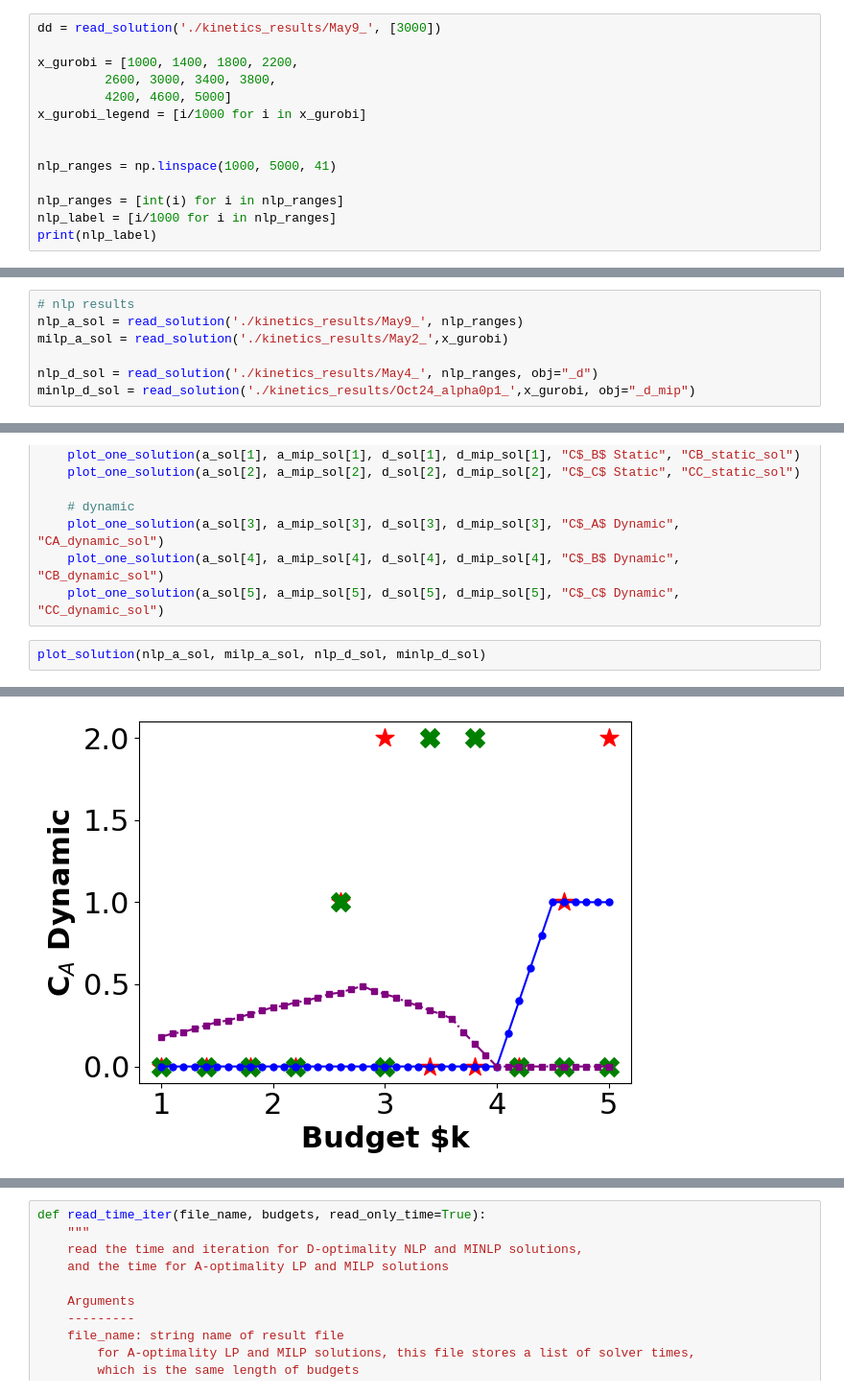
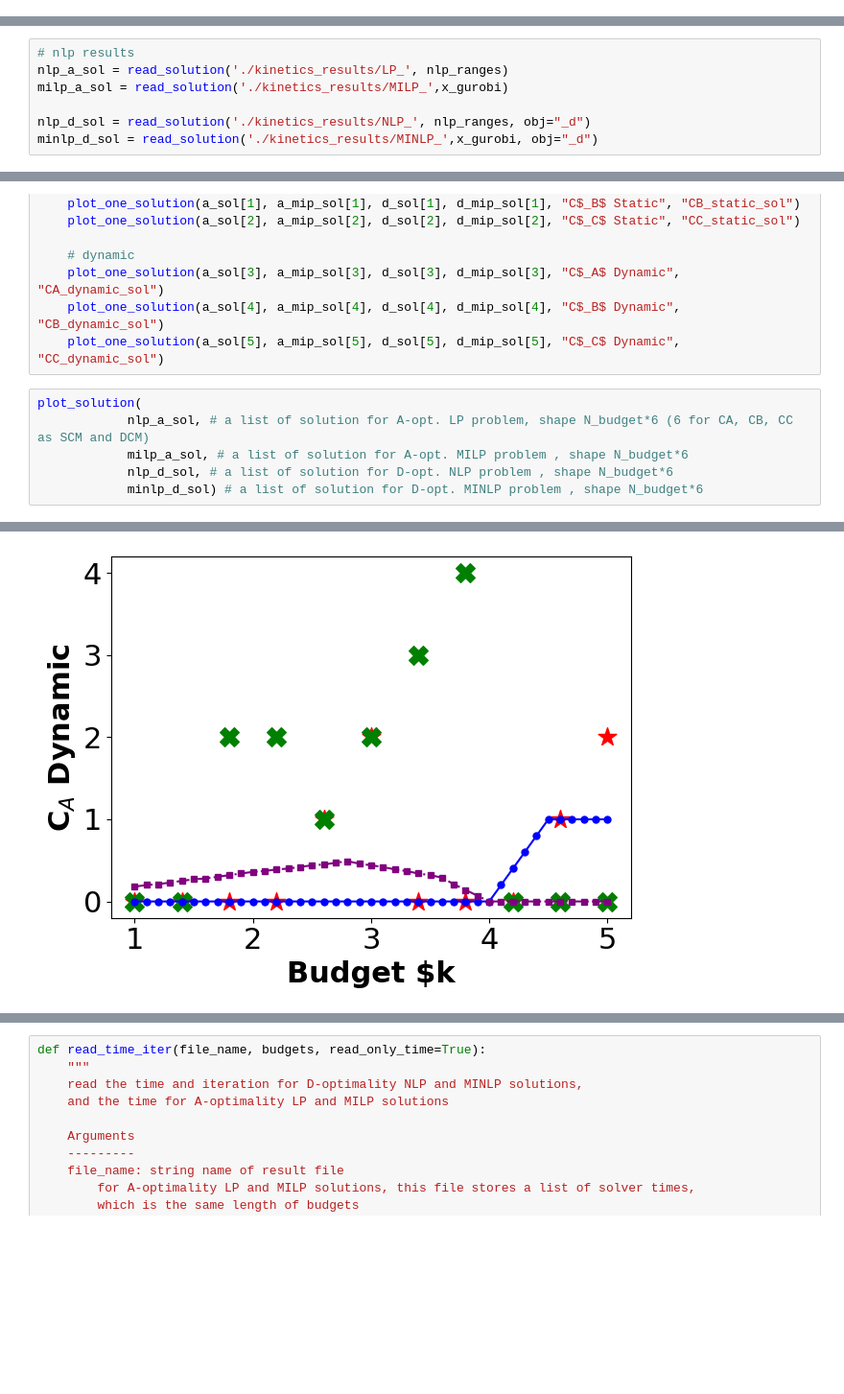
Before and after one commit to CCSI-Toolset/measurement-optimization, a Jupyter notebook: Draw_figure.ipynb, the cells around one changed output, grey strips where cells are left out. Shown at 96% size. Cells and saved outputs as stored; diff of their text form; blank space fills up the shorter version.

```diff
--- a/Draw_figure.ipynb
+++ b/Draw_figure.ipynb
@@ -357,17 +392,3 @@ def read_solution(name_str, ranges, obj="_a"):
         cc_dynamic.append(sum(x[i][i] for i in range(19,27)))
 
     return [ca_static, cb_static, cc_static, ca_dynamic, cb_dynamic, cc_dynamic]
-# %%
-dd = read_solution('./kinetics_results/May9_', [3000])
-
-x_gurobi = [1000, 1400, 1800, 2200,
-         2600, 3000, 3400, 3800,
-         4200, 4600, 5000]
-x_gurobi_legend = [i/1000 for i in x_gurobi]
-
-
-nlp_ranges = np.linspace(1000, 5000, 41)
-
-nlp_ranges = [int(i) for i in nlp_ranges]
-nlp_label = [i/1000 for i in nlp_ranges]
-print(nlp_label)
@@ -376,10 +395,10 @@ print(nlp_label)
 # %%
 # nlp results
-nlp_a_sol = read_solution('./kinetics_results/May9_', nlp_ranges)
-milp_a_sol = read_solution('./kinetics_results/May2_',x_gurobi)
+nlp_a_sol = read_solution('./kinetics_results/LP_', nlp_ranges)
+milp_a_sol = read_solution('./kinetics_results/MILP_',x_gurobi)
 
-nlp_d_sol = read_solution('./kinetics_results/May4_', nlp_ranges, obj="_d")
-minlp_d_sol = read_solution('./kinetics_results/Oct24_alpha0p1_',x_gurobi, obj="_d_mip")
+nlp_d_sol = read_solution('./kinetics_results/NLP_', nlp_ranges, obj="_d")
+minlp_d_sol = read_solution('./kinetics_results/MINLP_',x_gurobi, obj="_d")
 # %%
 def plot_one_solution(a_sol, a_mip_sol, d_sol, d_mip_sol,
                      y_label, save_name):
@@ -466,6 +485,10 @@ def plot_solution(a_sol, a_mip_sol, d_sol, d_mip_sol):
     plot_one_solution(a_sol[4], a_mip_sol[4], d_sol[4], d_mip_sol[4], "C$_B$ Dynamic", "CB_dynamic_sol")
     plot_one_solution(a_sol[5], a_mip_sol[5], d_sol[5], d_mip_sol[5], "C$_C$ Dynamic", "CC_dynamic_sol")
 # %%
-plot_solution(nlp_a_sol, milp_a_sol, nlp_d_sol, minlp_d_sol)
+plot_solution(
+            nlp_a_sol, # a list of solution for A-opt. LP problem, shape N_budget*6 (6 for CA, CB, CC as SCM and DCM)
+            milp_a_sol, # a list of solution for A-opt. MILP problem , shape N_budget*6
+            nlp_d_sol, # a list of solution for D-opt. NLP problem , shape N_budget*6
+            minlp_d_sol) # a list of solution for D-opt. MINLP problem , shape N_budget*6
 # %% [output]
 [figure]
@@ -473,2 +496,2 @@ plot_solution(nlp_a_sol, milp_a_sol, nlp_d_sol, minlp_d_sol)
 [figure]
-[figure, old version]
+[figure, new version]
```
Also changed, not shown: parts of 30 cells of this notebook.
